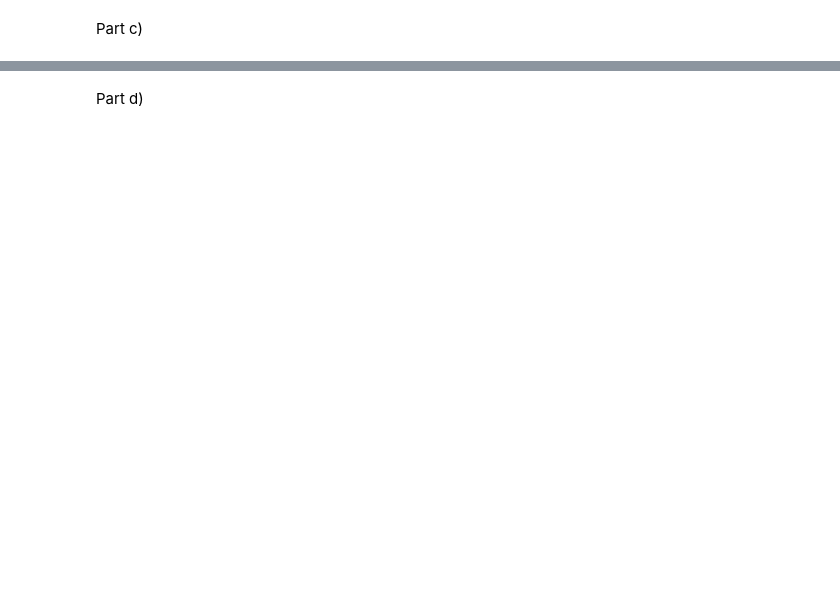
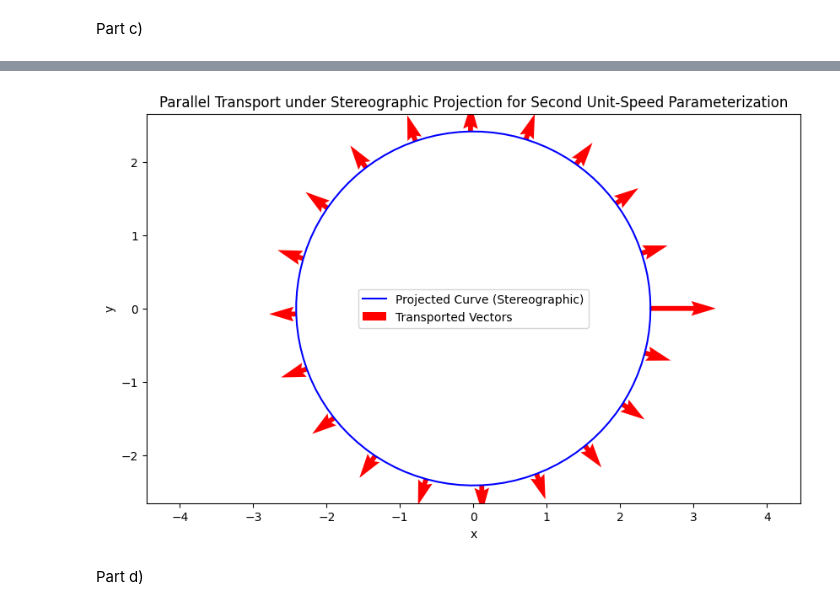
Before and after one commit to wcmelby/129L_ProblemSet_2, a Jupyter notebook: Problem2.ipynb, the cells around one changed output, grey strips where cells are left out. Cells and saved outputs as stored; diff of their text form; code cells hidden in the pictures; blank space fills up the shorter version.

```diff
--- a/Problem2.ipynb
+++ b/Problem2.ipynb
@@ -291,2 +228,37 @@ plt.show()
+# %%
+# Define the unit-speed parameterization γ(t) = φ̂eφ
+t = np.linspace(0, 2 * np.pi, 100)  # Parameter range
+curve2_x = np.sin(np.pi / 4) * np.cos(t)  # Fixed latitude θ = π/4
+curve2_y = np.sin(np.pi / 4) * np.sin(t)
+curve2_z = np.cos(np.pi / 4) * np.ones_like(t)
+curve = np.column_stack([curve2_x, curve2_y, curve2_z])
+
+# Initial vector for transport
+initial_vector = np.array([1, 0, 0])  # Example initial tangent vector
+
+# Compute parallel transport vectors
+transported_vectors = parallel_transport(initial_vector, curve)
+
+# Project the curve and vectors to the plane
+x_proj, y_proj = stereographic_projection(curve[:, 0], curve[:, 1], curve[:, 2])
+vector_x_proj, vector_y_proj = stereographic_projection(
+    transported_vectors[:, 0], transported_vectors[:, 1], transported_vectors[:, 2]
+)
+
+# Plot the results
+plt.figure(figsize=(10, 6))
+plt.plot(x_proj, y_proj, label='Projected Curve (Stereographic)', color='blue')
+plt.quiver(
+    x_proj[::5], y_proj[::5], vector_x_proj[::5], vector_y_proj[::5],
+    color='red', scale=10, label='Transported Vectors'
+)
+plt.xlabel('x')
+plt.ylabel('y')
+plt.title('Parallel Transport under Stereographic Projection for Second Unit-Speed Parameterization')
+plt.legend()
+plt.axis('equal')
+plt.show()
+# %% [output]
+[figure, added]
 # %% [markdown]
 Part d)
```
Also changed, not shown: parts of 9 cells of this notebook.
